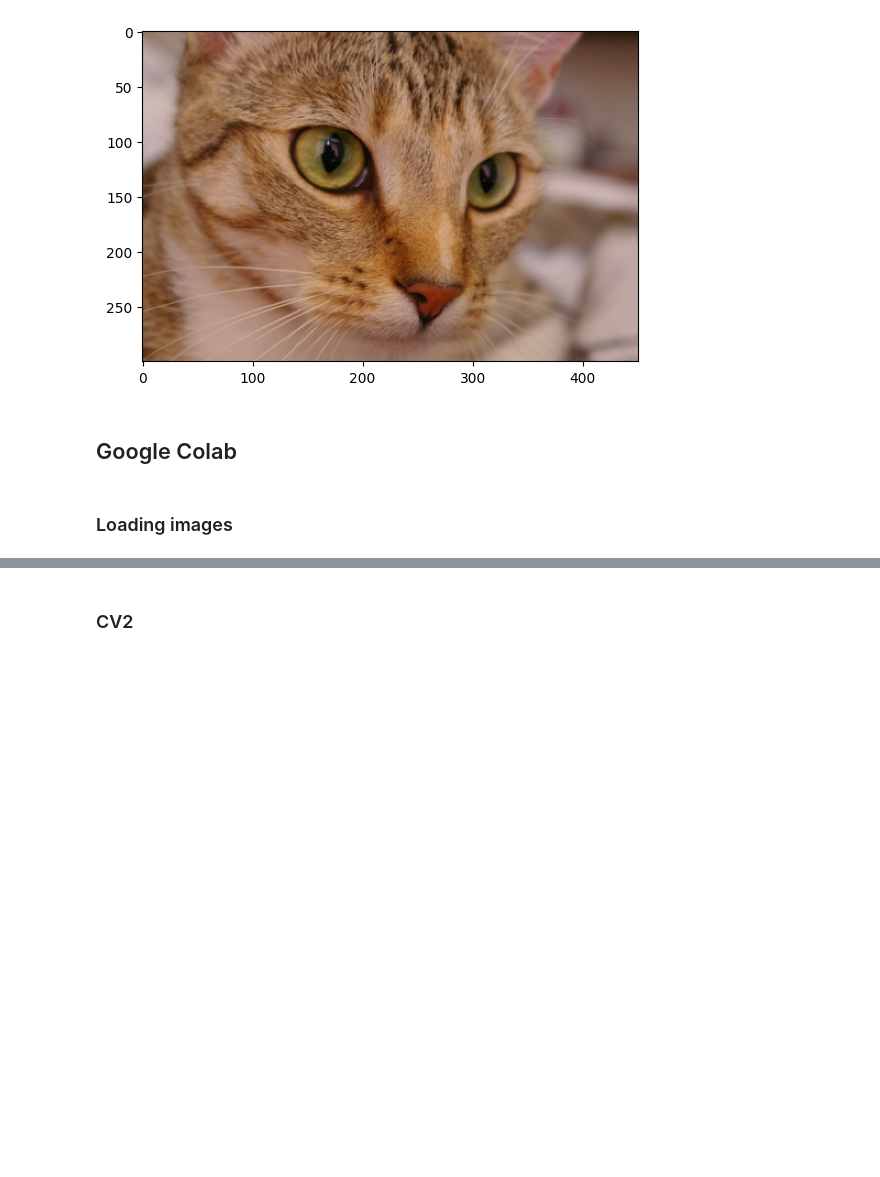
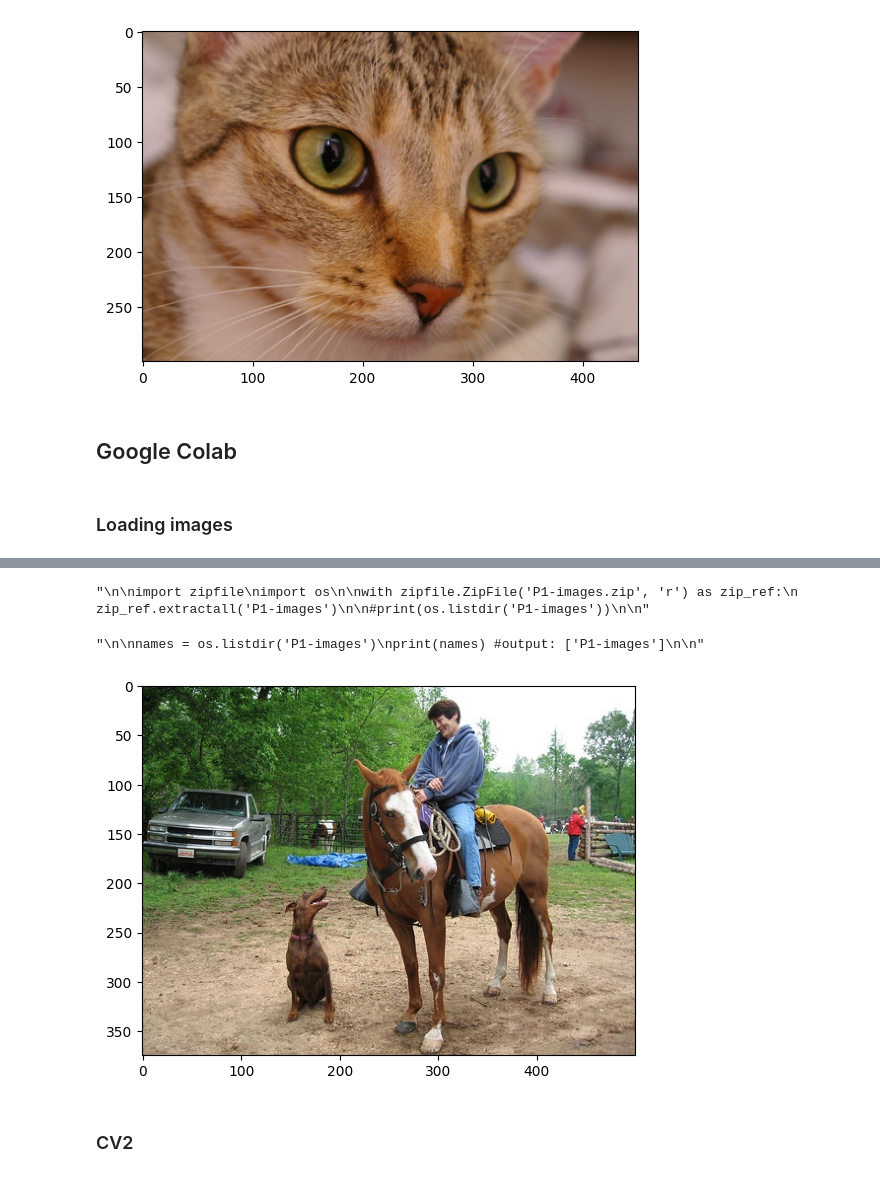
Before and after one commit to ishanyaa/ImageProcessingCSC8628, a Jupyter notebook: image_informatics_lab_1.ipynb, the cells around one changed output, grey strips where cells are left out. Cells and saved outputs as stored; diff of their text form; code cells hidden in the pictures; blank space fills up the shorter version.

```diff
--- a/image_informatics_lab_1.ipynb
+++ b/image_informatics_lab_1.ipynb
@@ -349,8 +361,35 @@ KeyboardInterrupt:
+# %%
+'''
+
+import zipfile
+import os
+
+with zipfile.ZipFile('P1-images.zip', 'r') as zip_ref:
+    zip_ref.extractall('P1-images')
+
+#print(os.listdir('P1-images'))
+
+'''
+# %% [output]
+"\n\nimport zipfile\nimport os\n\nwith zipfile.ZipFile('P1-images.zip', 'r') as zip_ref:\n    zip_ref.extractall('P1-images')\n\n#print(os.listdir('P1-images'))\n\n"
+# %%
+'''
+
+names = os.listdir('P1-images')
+print(names) #output: ['P1-images']
+
+'''
+# %% [output]
+"\n\nnames = os.listdir('P1-images')\nprint(names) #output: ['P1-images']\n\n"
 # %%
 from skimage import io
 
-im = io.imread(names[0])
+#im = io.imread(names[0])
+im = io.imread('horse.jpg')
+
 p = plt.imshow(im)
+# %% [output]
+[figure, added]
 # %% [markdown]
 ### CV2
 # %%
```
Also changed, not shown: parts of 8 cells of this notebook.
